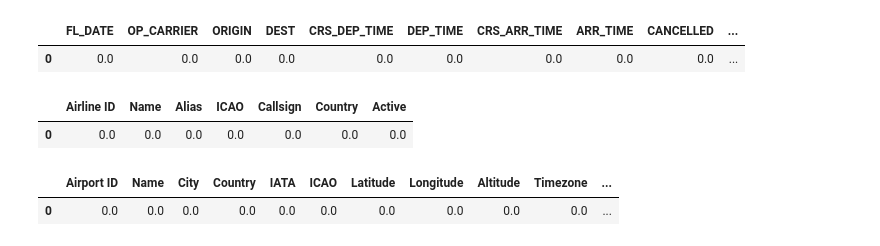
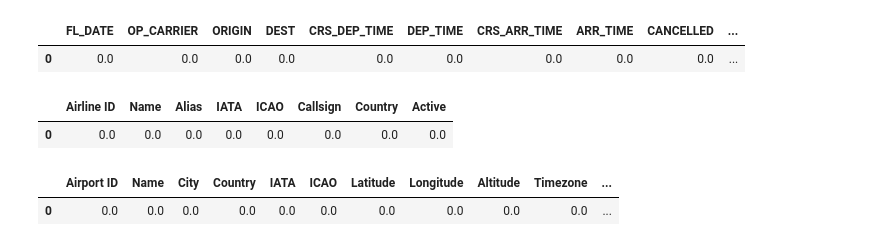
Before and after one commit to torchlightwizard/Data-Analysis-Flight-Travel, a Jupyter notebook: notebooks/preprocessing.ipynb, the cells around one changed output. Cells and saved outputs as stored; diff of their text form; code cells hidden in the pictures.

```diff
--- a/notebooks/preprocessing.ipynb
+++ b/notebooks/preprocessing.ipynb
@@ -161,12 +161,13 @@ get_missing(schedule).T
 |  | FL_DATE | OP_CARRIER | ORIGIN | DEST | CRS_DEP_TIME | DEP_TIME | CRS_ARR_TIME | ARR_TIME | CANCELLED | ... |
 | 0 | 0.0 | 0.0 | 0.0 | 0.0 | 0.0 | 0.0 | 0.0 | 0.0 | 0.0 | ... |
 # %%
-airlines.dropna(subset=["Alias", "ICAO", "Callsign", "Country"], inplace=True)
-airlines.drop(["IATA"], axis=1, inplace=True)
+# airlines.dropna(subset=["Alias", "ICAO", "Callsign", "Country"], inplace=True)
+# airlines.drop(["IATA"], axis=1, inplace=True) # We need IATA so lets just go with the non missing IATAs
+airlines.dropna(subset=["IATA", "Alias", "ICAO", "Callsign", "Country"], inplace=True)
 get_missing(airlines).T
 # %% [output]
-|  | Airline ID | Name | Alias | ICAO | Callsign | Country | Active |
-| 0 | 0.0 | 0.0 | 0.0 | 0.0 | 0.0 | 0.0 | 0.0 |
+|  | Airline ID | Name | Alias | IATA | ICAO | Callsign | Country | Active |
+| 0 | 0.0 | 0.0 | 0.0 | 0.0 | 0.0 | 0.0 | 0.0 | 0.0 |
 # %%
 airports.dropna(subset=["City"], inplace=True)
 get_missing(airports).T
```
Also changed, not shown: parts of 16 cells of this notebook, 1 other file.
